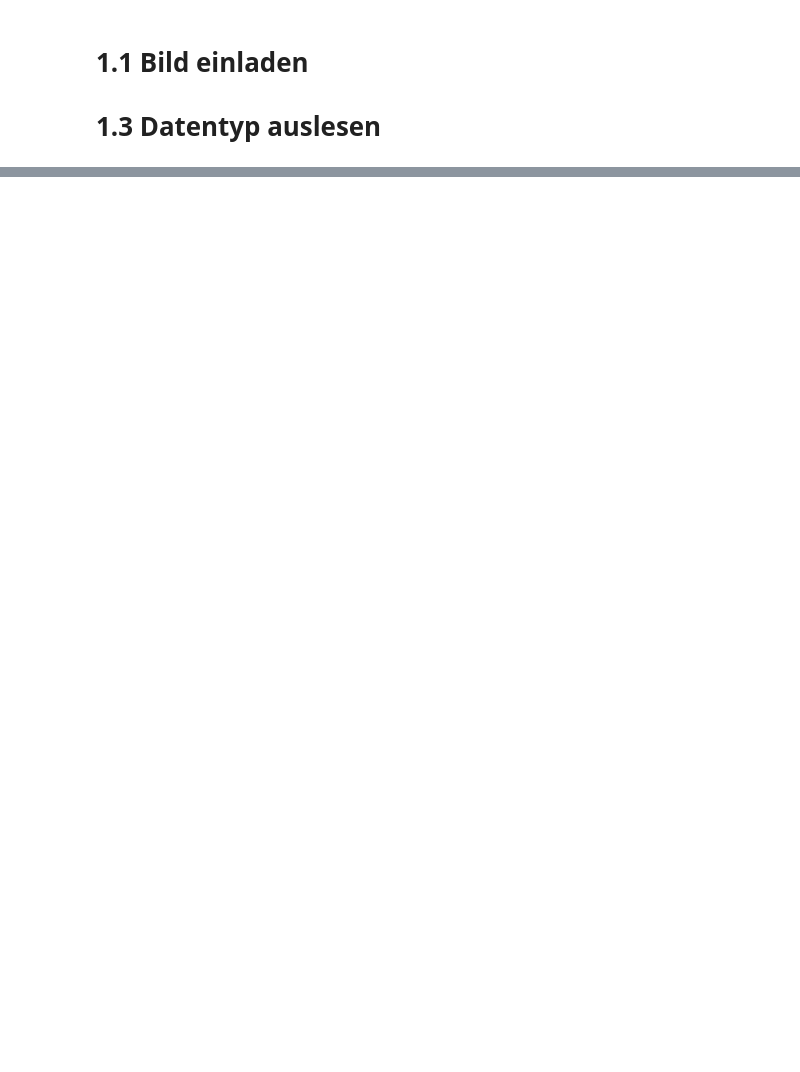
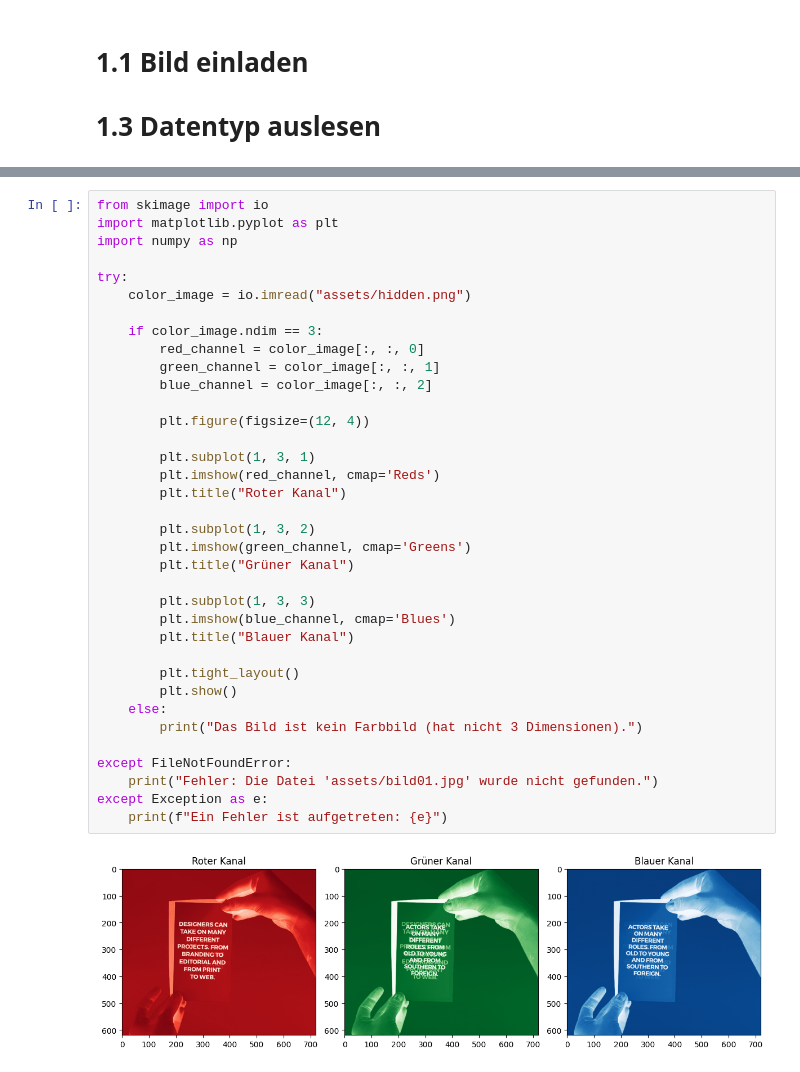
Before and after one commit to hermandi21/2d-cv, a Jupyter notebook: aufgabe1_1.ipynb, the cells around one changed output, grey strips where cells are left out. Cells and saved outputs as stored; diff of their text form; blank space fills up the shorter version.

```diff
--- a/aufgabe1_1.ipynb
+++ b/aufgabe1_1.ipynb
@@ -24,0 +19,38 @@ Shape des Arrays: (333, 500, 3)
+# %%
+from skimage import io
+import matplotlib.pyplot as plt
+import numpy as np
+
+try:
+    color_image = io.imread("assets/hidden.png")
+
+    if color_image.ndim == 3:
+        red_channel = color_image[:, :, 0]
+        green_channel = color_image[:, :, 1]
+        blue_channel = color_image[:, :, 2]
+
+        plt.figure(figsize=(12, 4))
+
+        plt.subplot(1, 3, 1)
+        plt.imshow(red_channel, cmap='Reds')
+        plt.title("Roter Kanal")
+
+        plt.subplot(1, 3, 2)
+        plt.imshow(green_channel, cmap='Greens')
+        plt.title("Grüner Kanal")
+
+        plt.subplot(1, 3, 3)
+        plt.imshow(blue_channel, cmap='Blues')
+        plt.title("Blauer Kanal")
+
+        plt.tight_layout()
+        plt.show()
+    else:
+        print("Das Bild ist kein Farbbild (hat nicht 3 Dimensionen).")
+
+except FileNotFoundError:
+    print("Fehler: Die Datei 'assets/bild01.jpg' wurde nicht gefunden.")
+except Exception as e:
+    print(f"Ein Fehler ist aufgetreten: {e}")
+# %% [output]
+[figure, added]
```
Also changed, not shown: parts of 3 cells of this notebook.
